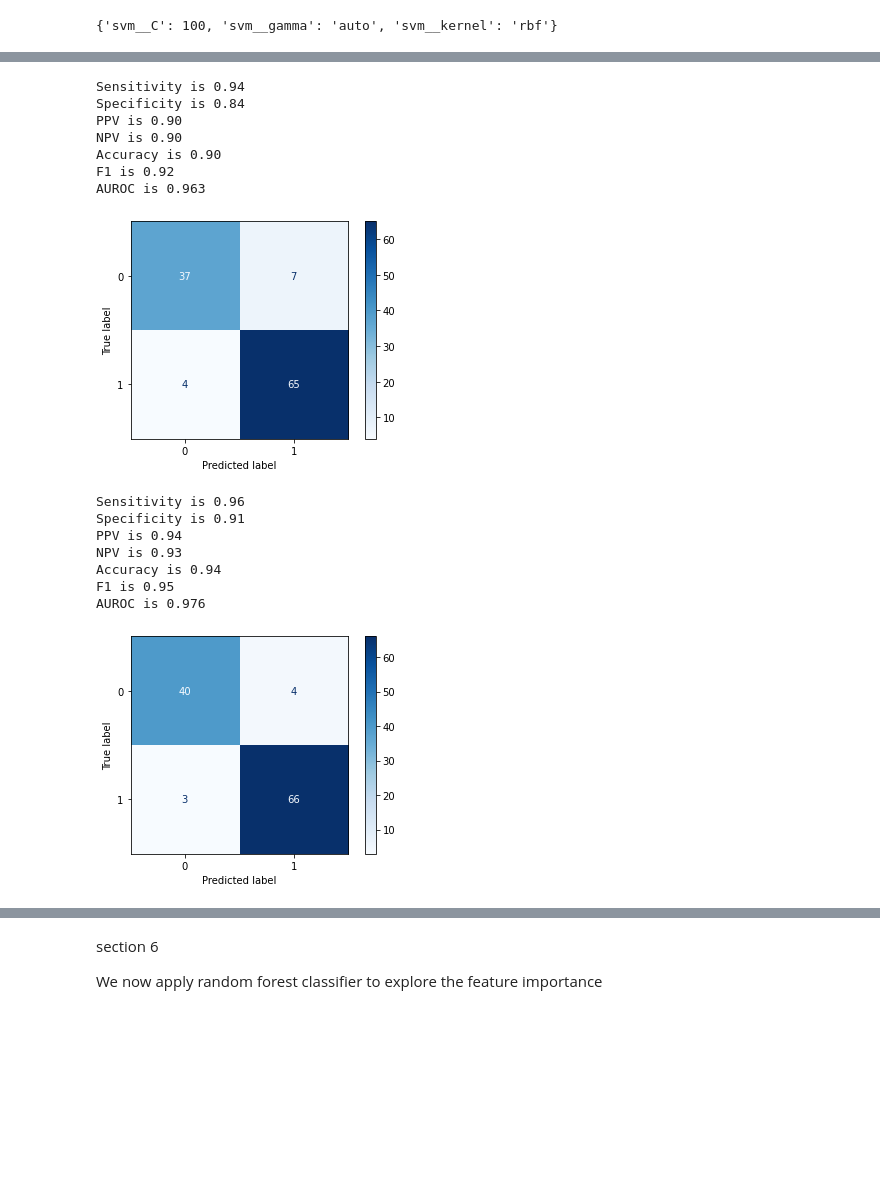
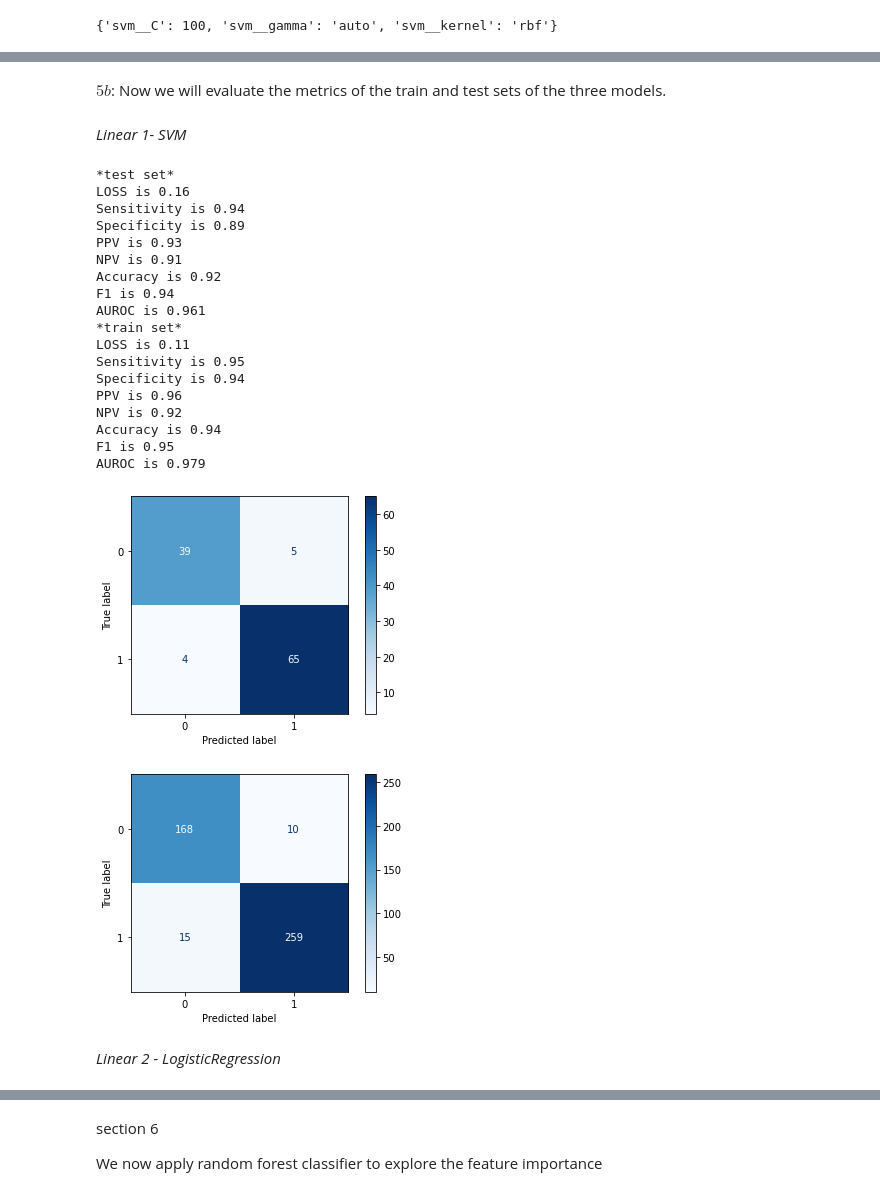
Before and after one commit to mlh-master/hw2_mlh-taima-leen, a Jupyter notebook: HW2_Solution.ipynb, the cells around one changed output, grey strips where cells are left out. Saved outputs shown, nothing was run; the diff lists cells and outputs as text; code cells hidden in the pictures; blank space fills up the shorter version.

```diff
--- a/HW2_Solution.ipynb
+++ b/HW2_Solution.ipynb
@@ -485,24 +514,32 @@ AUROC is 0.961
-# %%
-#Linear 2
-Evaluation_metrics(X_train_scaled,X_test_scaled,log_reg,'log_reg')
-# %% [output]
-Sensitivity is 0.94
-Specificity is 0.84
-PPV is 0.90
-NPV is 0.90
-Accuracy is 0.90
-F1 is 0.92
-AUROC is 0.963
-[figure, removed]
-# %%
-#Non-linear
-Evaluation_metrics(X_train,X_test,best_svm_nonlin,'SVM')
-# %% [output]
-Sensitivity is 0.96
-Specificity is 0.91
-PPV is 0.94
-NPV is 0.93
-Accuracy is 0.94
-F1 is 0.95
-AUROC is 0.976
-[figure, removed]
+# %% [markdown]
+$5b$: Now we will evaluate the metrics of the train and test sets of the three models.
+# %% [markdown]
+*Linear 1- SVM*
+# %%
+print('*test set*')
+Evaluation_metrics(X_test,y_test,best_svm_lin,method='SVM')
+print('*train set*')
+Evaluation_metrics(X_train,y_train,best_svm_lin,method='SVM')
+# %% [output]
+*test set*
+LOSS is 0.16
+Sensitivity is 0.94
+Specificity is 0.89
+PPV is 0.93
+NPV is 0.91
+Accuracy is 0.92
+F1 is 0.94
+AUROC is 0.961
+*train set*
+LOSS is 0.11
+Sensitivity is 0.95
+Specificity is 0.94
+PPV is 0.96
+NPV is 0.92
+Accuracy is 0.94
+F1 is 0.95
+AUROC is 0.979
+[figure, added]
+[figure, added]
+# %% [markdown]
+*Linear 2 - LogisticRegression*
```
Also changed, not shown: parts of 57 cells of this notebook.
